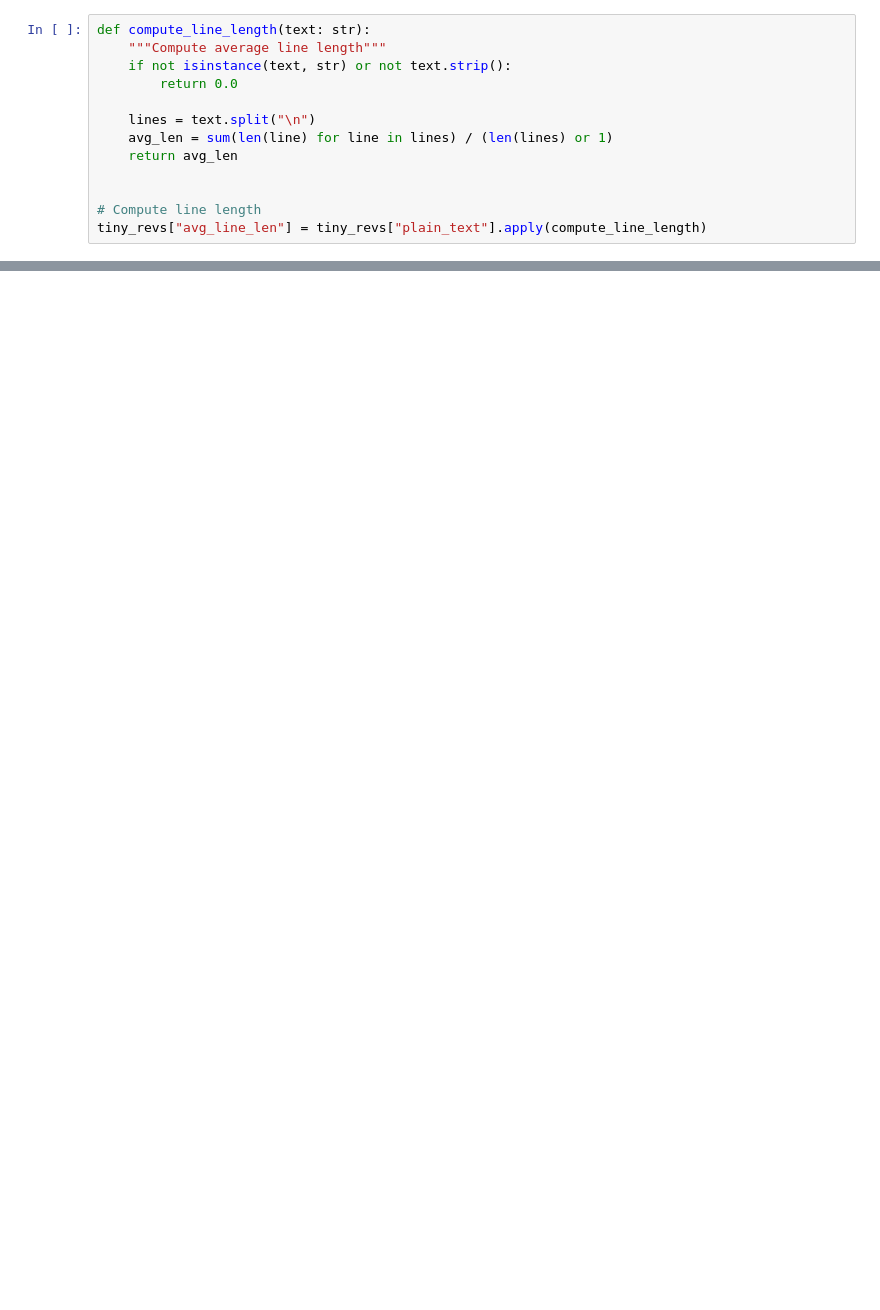
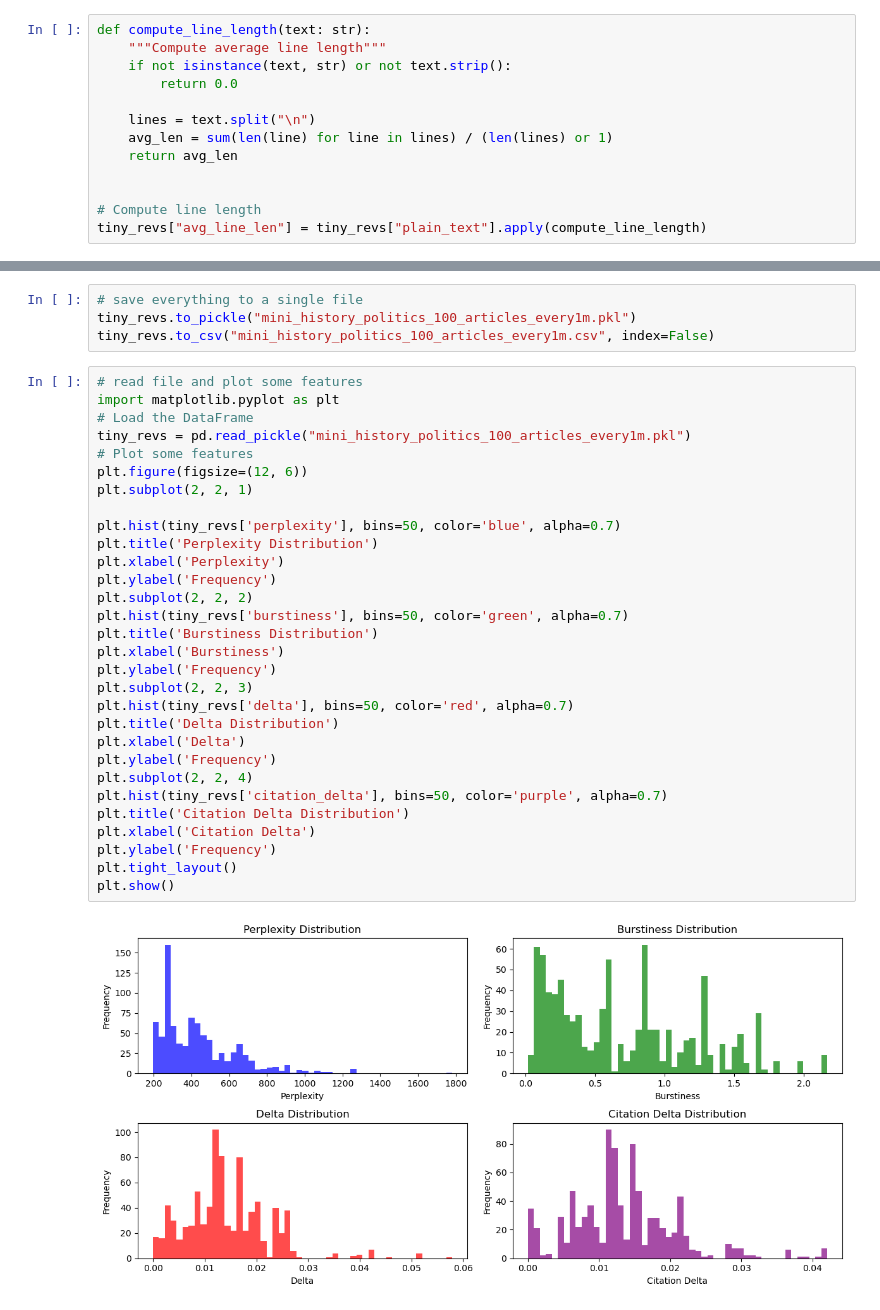
Before and after one commit to LeTartap/WikiMScThesis, a Jupyter notebook: python_code/optimized_pipeline.ipynb, the cells around one changed output, grey strips where cells are left out. Drawn from its saved outputs; the diff is of its cells as text; blank space fills up the shorter version.

```diff
--- a/python_code/optimized_pipeline.ipynb
+++ b/python_code/optimized_pipeline.ipynb
@@ -895,0 +979,36 @@ tiny_revs["citation_delta"] = tiny_revs["content"].apply(compute_
+# %%
+# save everything to a single file
+tiny_revs.to_pickle("mini_history_politics_100_articles_every1m.pkl")
+tiny_revs.to_csv("mini_history_politics_100_articles_every1m.csv", index=False)
+# %%
+# read file and plot some features
+import matplotlib.pyplot as plt
+# Load the DataFrame
+tiny_revs = pd.read_pickle("mini_history_politics_100_articles_every1m.pkl")
+# Plot some features
+plt.figure(figsize=(12, 6))
+plt.subplot(2, 2, 1)
+
+plt.hist(tiny_revs['perplexity'], bins=50, color='blue', alpha=0.7)
+plt.title('Perplexity Distribution')
+plt.xlabel('Perplexity')
+plt.ylabel('Frequency')
+plt.subplot(2, 2, 2)
+plt.hist(tiny_revs['burstiness'], bins=50, color='green', alpha=0.7)
+plt.title('Burstiness Distribution')
+plt.xlabel('Burstiness')
+plt.ylabel('Frequency')
+plt.subplot(2, 2, 3)
+plt.hist(tiny_revs['delta'], bins=50, color='red', alpha=0.7)
+plt.title('Delta Distribution')
+plt.xlabel('Delta')
+plt.ylabel('Frequency')
+plt.subplot(2, 2, 4)
+plt.hist(tiny_revs['citation_delta'], bins=50, color='purple', alpha=0.7)
+plt.title('Citation Delta Distribution')
+plt.xlabel('Citation Delta')
+plt.ylabel('Frequency')
+plt.tight_layout()
+plt.show()
+# %% [output]
+[figure, added]
```
Also changed, not shown: parts of 24 cells of this notebook, 5 other files.
